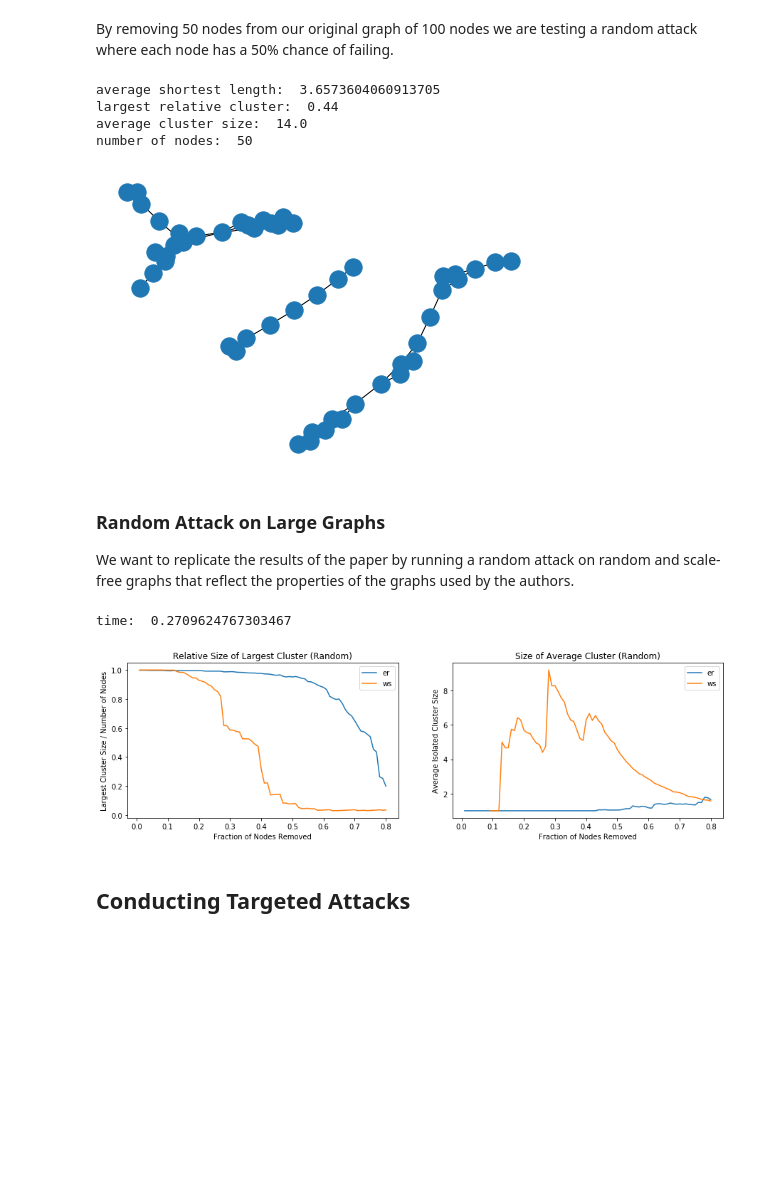
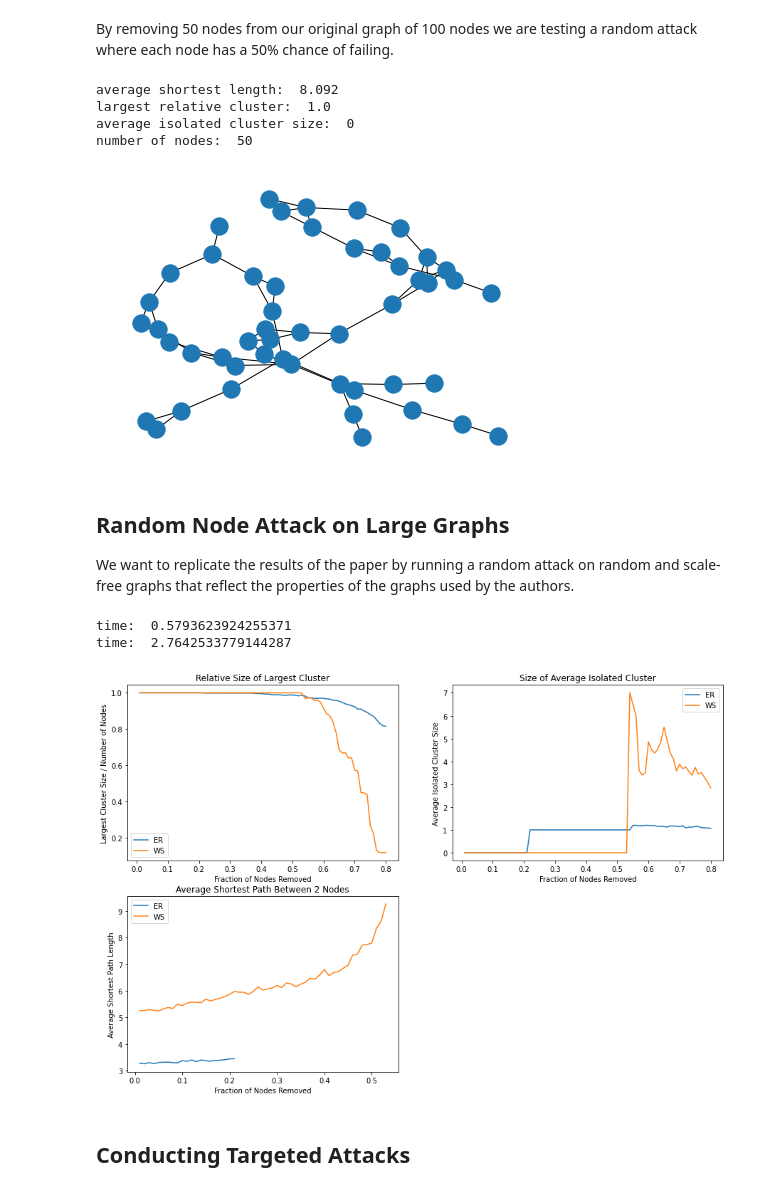
Before and after one commit to davidt315/complex_graph_robustness, a Jupyter notebook: code/Analyzing Robustness in Complex Networks.ipynb, the cells around one changed output. Saved outputs shown, nothing was run; the diff lists cells and outputs as text; code cells hidden in the pictures; blank space fills up the shorter version.

Commit message:
cleaned up code, added figures

```diff
--- a/code/Analyzing Robustness in Complex Networks.ipynb
+++ b/code/Analyzing Robustness in Complex Networks.ipynb
@@ -25,11 +28,0 @@ Downloaded utils.py
-# %%
-n = 10000
-m = 20000
-k = 4
-p_ER = 1
-p_WS = 0.1
-
-ER = nx.gnm_random_graph(n, m)
-# ER = nx.erdos_renyi_graph(n, p_ER)
-WS = nx.watts_strogatz_graph(n, k, p_WS)
-print(ER, WS)
@@ -169,34 +193,37 @@ largest_cluster, avg_cluster = clusters(WS)
 
 print("average shortest length: ", average_shortest_length(WS))
 print("largest relative cluster: ", largest_cluster)
-print("average cluster size: ", avg_cluster)
+print("average isolated cluster size: ", avg_cluster)
 print("number of nodes: ", len(WS.nodes()))
 # %% [output]
-average shortest length:  3.6573604060913705
-largest relative cluster:  0.44
-average cluster size:  14.0
+average shortest length:  8.092
+largest relative cluster:  1.0
+average isolated cluster size:  0
 number of nodes:  50
-[figure, old version]
+[figure, new version]
 # %% [markdown]
-### Random Attack on Large Graphs
+## Random Node Attack on Large Graphs
 
 We want to replicate the results of the paper by running a random attack on random and scale-free graphs that reflect the properties of the graphs used by the authors.
 # %%
 #ER paramters
 n = 1000
-m = 3000
+m = 5*n
 
 #WS parameters
-k = 4
+k = int(2*m/n)
 p_WS = 0.05
 
 ER = nx.gnm_random_graph(n, m)
 WS = nx.watts_strogatz_graph(n, k, p_WS)
 
-run_random(WS, ER, step=.01)
+prop_er = run_attack(ER, random_attack)
+prop_ws = run_attack(WS, random_attack)
+plot_comparison(prop_er, prop_ws, 'ER', 'WS', 'er_ws_random_attack')
 # %% [output]
-time:  0.2709624767303467
+time:  0.5793623924255371
+time:  2.7642533779144287
-[figure, old version]
+[figure, new version]
 # %% [markdown]
 ## Conducting Targeted Attacks
 # %%
```
Also changed, not shown: parts of 20 cells of this notebook, 4 other files.
